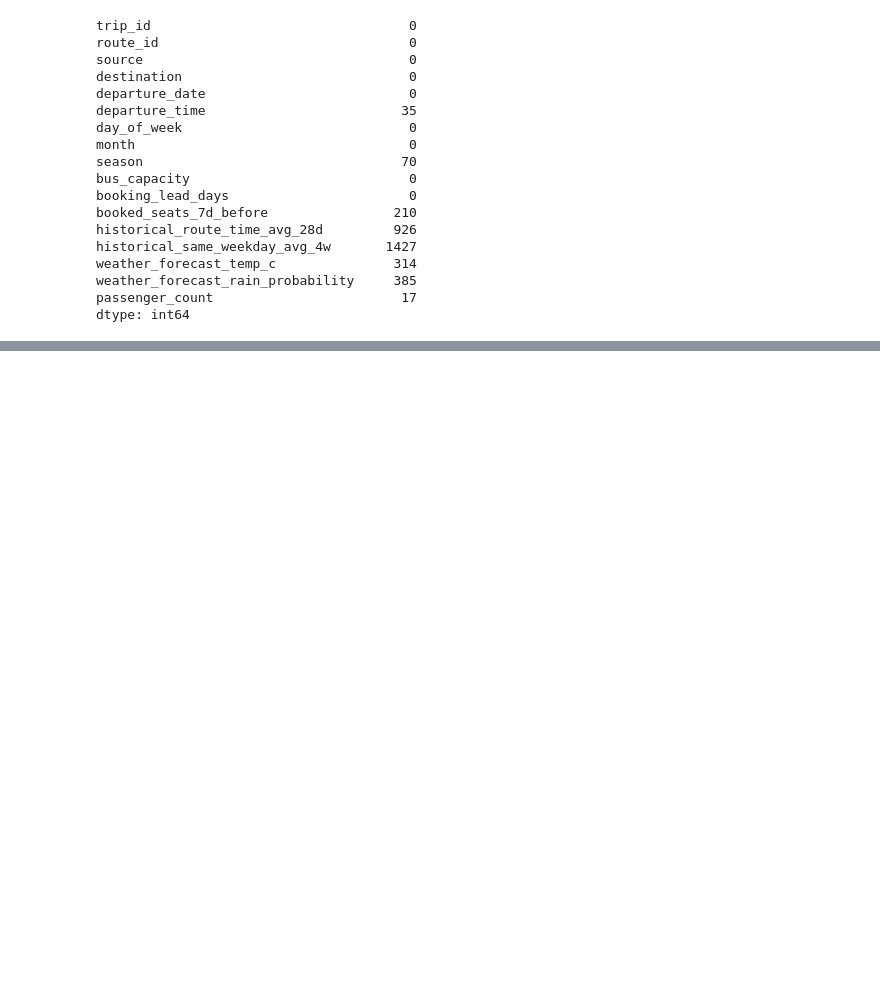
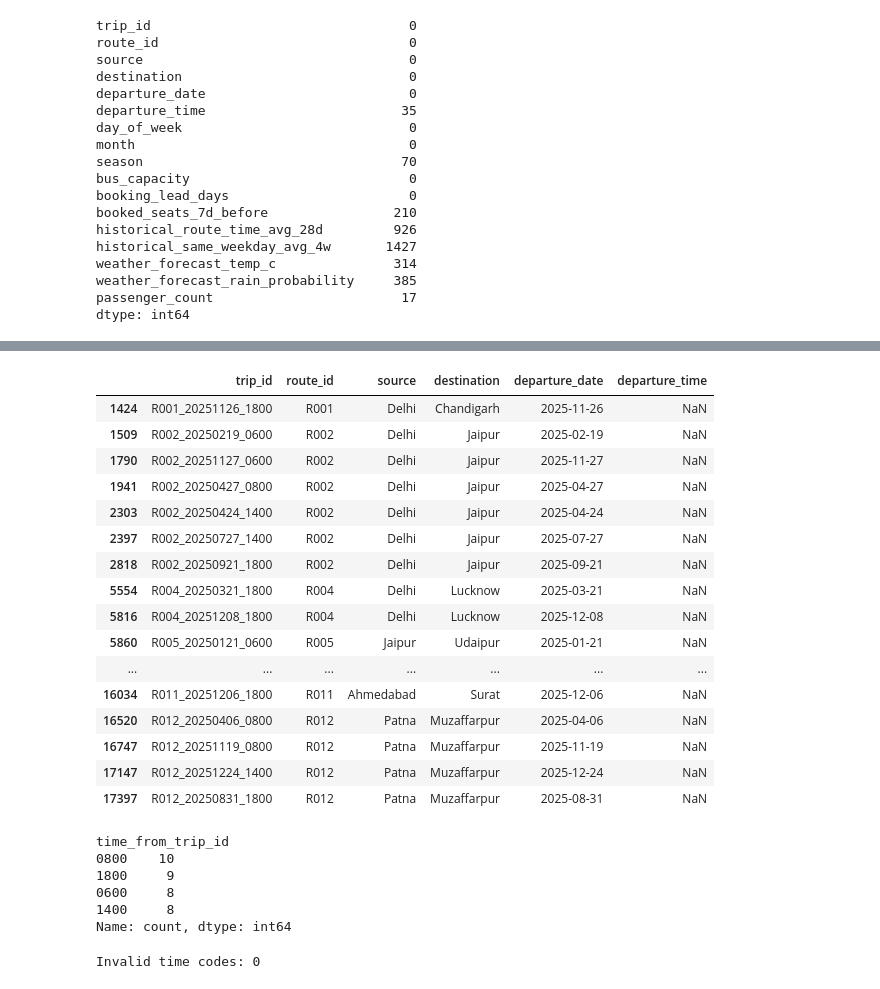
Before and after one commit to akashkumar181/Bus_Forcasting, a Jupyter notebook: Day1.ipynb, the cells around one changed output, grey strips where cells are left out. Saved outputs shown, nothing was run; the diff lists cells and outputs as text; code cells hidden in the pictures; blank space fills up the shorter version.

```diff
--- a/Day1.ipynb
+++ b/Day1.ipynb
@@ -73,0 +645,50 @@ dtype: int64
+# %%
+missing_time = df[df['departure_time'].isnull()]
+
+missing_time[
+    ['trip_id', 'route_id', 'source', 'destination',
+     'departure_date', 'departure_time']
+]
+# %% [output]
+|  | trip_id | route_id | source | destination | departure_date | departure_time |
+| 1424 | R001_20251126_1800 | R001 | Delhi | Chandigarh | 2025-11-26 | NaN |
+| 1509 | R002_20250219_0600 | R002 | Delhi | Jaipur | 2025-02-19 | NaN |
+| 1790 | R002_20251127_0600 | R002 | Delhi | Jaipur | 2025-11-27 | NaN |
+| 1941 | R002_20250427_0800 | R002 | Delhi | Jaipur | 2025-04-27 | NaN |
+| 2303 | R002_20250424_1400 | R002 | Delhi | Jaipur | 2025-04-24 | NaN |
+| 2397 | R002_20250727_1400 | R002 | Delhi | Jaipur | 2025-07-27 | NaN |
+| 2818 | R002_20250921_1800 | R002 | Delhi | Jaipur | 2025-09-21 | NaN |
+| 5554 | R004_20250321_1800 | R004 | Delhi | Lucknow | 2025-03-21 | NaN |
+| 5816 | R004_20251208_1800 | R004 | Delhi | Lucknow | 2025-12-08 | NaN |
+| 5860 | R005_20250121_0600 | R005 | Jaipur | Udaipur | 2025-01-21 | NaN |
+| ... | ... | ... | ... | ... | ... | ... |
+| 16034 | R011_20251206_1800 | R011 | Ahmedabad | Surat | 2025-12-06 | NaN |
+| 16520 | R012_20250406_0800 | R012 | Patna | Muzaffarpur | 2025-04-06 | NaN |
+| 16747 | R012_20251119_0800 | R012 | Patna | Muzaffarpur | 2025-11-19 | NaN |
+| 17147 | R012_20251224_1400 | R012 | Patna | Muzaffarpur | 2025-12-24 | NaN |
+| 17397 | R012_20250831_1800 | R012 | Patna | Muzaffarpur | 2025-08-31 | NaN |
+# %%
+missing_time = df[df['departure_time'].isnull()].copy()
+
+missing_time['time_from_trip_id'] = (
+    missing_time['trip_id'].str.rsplit('_', n=1).str[-1]
+)
+
+print(missing_time['time_from_trip_id'].value_counts(dropna=False))
+# %% [output]
+time_from_trip_id
+0800    10
+1800     9
+0600     8
+1400     8
+Name: count, dtype: int64
+# %%
+valid_times = ['0600', '0800', '1400', '1800']
+
+invalid_times = missing_time[
+    ~missing_time['time_from_trip_id'].isin(valid_times)
+]
+
+print("Invalid time codes:", len(invalid_times))
+# %% [output]
+Invalid time codes: 0
```
Also changed, not shown: parts of 67 cells of this notebook.
